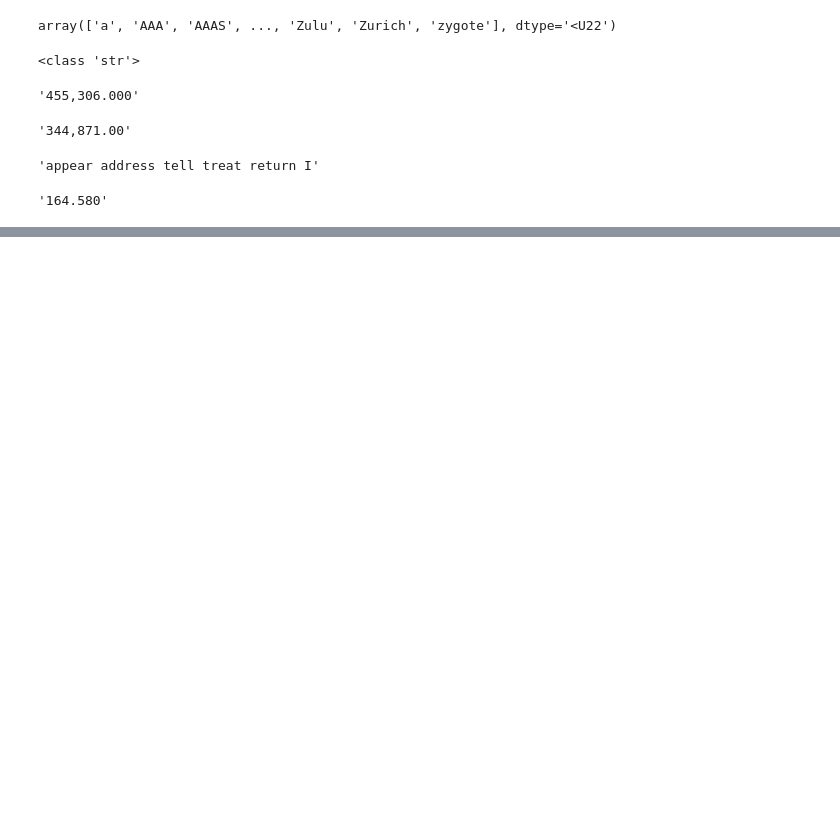
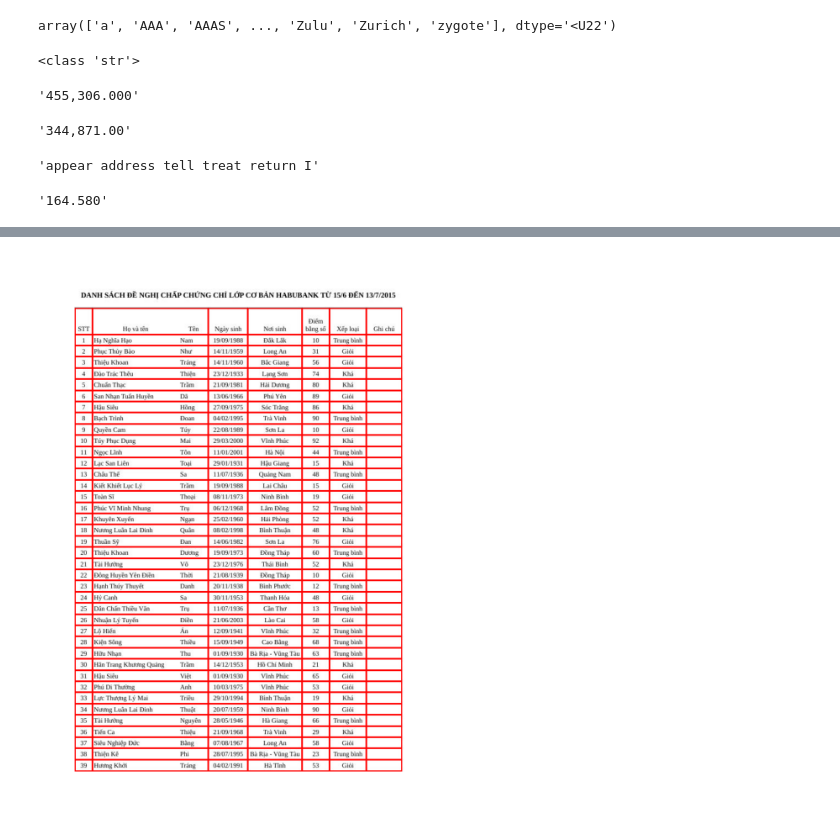
Before and after one commit to pahung1999/GenFromOdt, a Jupyter notebook: test_function.ipynb, the cells around one changed output, grey strips where cells are left out. Cells and saved outputs as stored; diff of their text form; code cells hidden in the pictures; blank space fills up the shorter version.

```diff
--- a/test_function.ipynb
+++ b/test_function.ipynb
@@ -244,0 +437,27 @@ x = round(random.uniform(1, 500), 3)
+# %%
+image_copy = image1.copy()
+w, h = image_copy.size
+
+lines = tables[0].cells
+
+rows = []
+cells = []
+
+for i, boxes in enumerate(lines):
+
+    new_line = []
+    # print(len(cell))
+    for j, box in enumerate(boxes):
+
+        image_copy = draw_rectangle(image_copy, int(box.x1), int(h-box.y1), int(box.x2), int(h-box.y2), line_width = 2)
+        true_box = [int(box.x1), int(h-box.y1), int(box.x2), int(h-box.y2)]
+        new_line.append(true_box)
+        cells.append(true_box)
+        # break
+    rows.append(new_line)
+    # break
+
+
+plot_img(image_copy, (12, 12))
+# %% [output]
+[figure, added]
```
Also changed, not shown: parts of 27 cells of this notebook, 5 other files.
